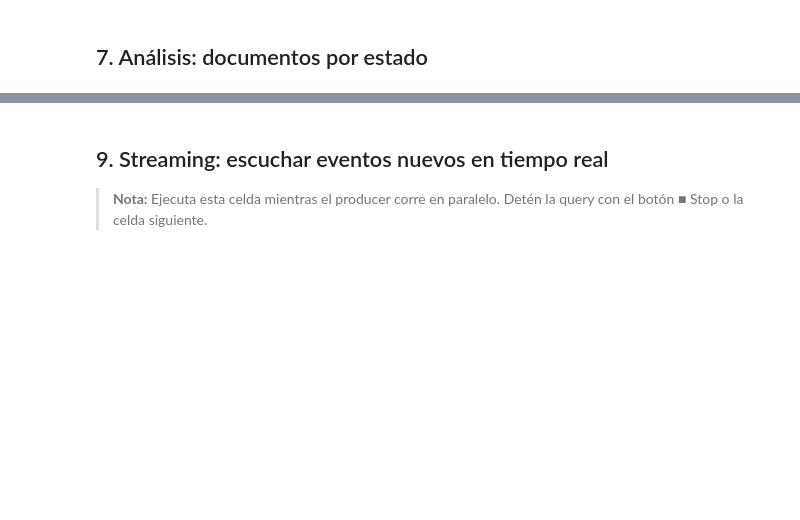
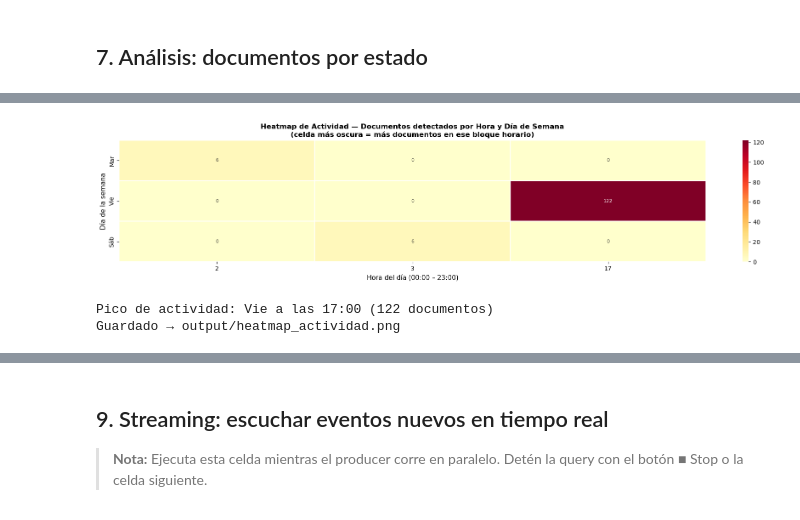
Before and after one commit to AlessandroPastor/BigData, a Jupyter notebook: notebooks/01_explorar_kafka.ipynb, the cells around one changed output, grey strips where cells are left out. Saved outputs shown, nothing was run; the diff lists cells and outputs as text; code cells hidden in the pictures; blank space fills up the shorter version.

```diff
--- a/notebooks/01_explorar_kafka.ipynb
+++ b/notebooks/01_explorar_kafka.ipynb
@@ -189,0 +301,58 @@ por_status.show()
+# %%
+import seaborn as sns
+import matplotlib.pyplot as plt
+from pyspark.sql.functions import hour, dayofweek
+
+# Extraer hora y día de semana del timestamp de detección
+df_horario = (
+    df
+    .filter(col("detectado_ts").isNotNull())
+    .withColumn("hora",    hour("detectado_ts"))
+    .withColumn("dia_sem", dayofweek("detectado_ts"))  # 1=Dom, 2=Lun, ..., 7=Sáb
+)
+
+actividad = (
+    df_horario.groupBy("dia_sem", "hora")
+    .agg(count("*").alias("total"))
+    .toPandas()
+)
+
+# Convertir números a nombres de día y ordenar de Lun a Dom
+dias_map   = {1: "Dom", 2: "Lun", 3: "Mar", 4: "Mié", 5: "Jue", 6: "Vie", 7: "Sáb"}
+dias_orden = ["Lun", "Mar", "Mié", "Jue", "Vie", "Sáb", "Dom"]
+actividad["dia_nombre"] = actividad["dia_sem"].map(dias_map)
+
+# Pivotar: filas = días, columnas = horas (0-23)
+pivot = actividad.pivot_table(
+    index="dia_nombre", columns="hora", values="total", fill_value=0
+)
+pivot = pivot.reindex([d for d in dias_orden if d in pivot.index])
+
+fig, ax = plt.subplots(figsize=(18, 4))
+sns.heatmap(
+    pivot, cmap="YlOrRd",
+    annot=True, fmt=".0f",
+    linewidths=0.3, linecolor="white",
+    ax=ax, annot_kws={"size": 8}
+)
+ax.set_xlabel("Hora del día (00:00 – 23:00)", fontsize=11)
+ax.set_ylabel("Día de la semana", fontsize=11)
+ax.set_title(
+    "Heatmap de Actividad — Documentos detectados por Hora y Día de Semana\n"
+    "(celda más oscura = más documentos en ese bloque horario)",
+    fontsize=12, fontweight="bold"
+)
+plt.tight_layout()
+plt.savefig("/home/jovyan/output/heatmap_actividad.png", dpi=150, bbox_inches="tight")
+plt.show()
+
+# Identificar el pico de actividad
+idx_max = actividad["total"].idxmax()
+print(f"Pico de actividad: {dias_map[int(actividad.loc[idx_max,'dia_sem'])]} "
+      f"a las {int(actividad.loc[idx_max,'hora'])}:00 "
+      f"({int(actividad.loc[idx_max,'total'])} documentos)")
+print("Guardado → output/heatmap_actividad.png")
+# %% [output]
+[figure, added]
+Pico de actividad: Vie a las 17:00 (122 documentos)
+Guardado → output/heatmap_actividad.png
```
Also changed, not shown: parts of 14 cells of this notebook, 28 other files.
